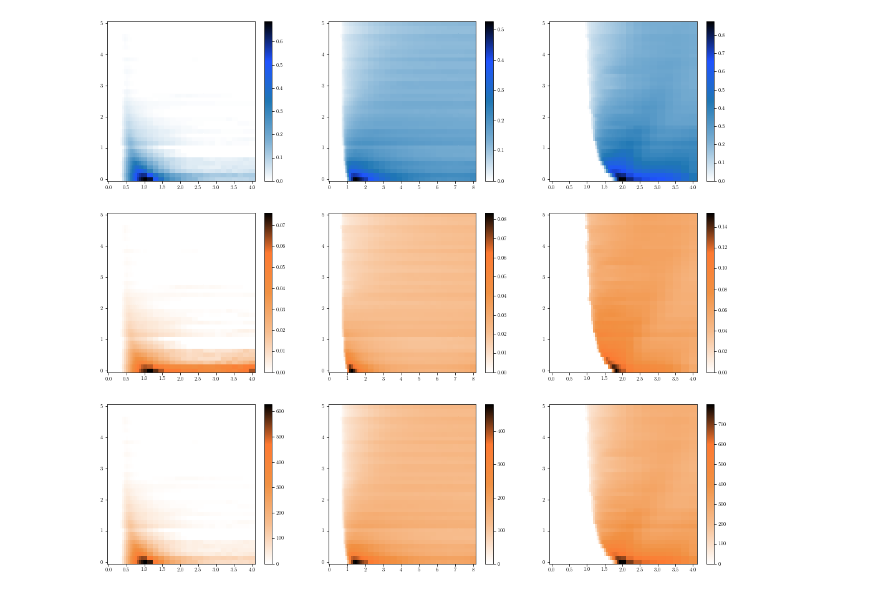
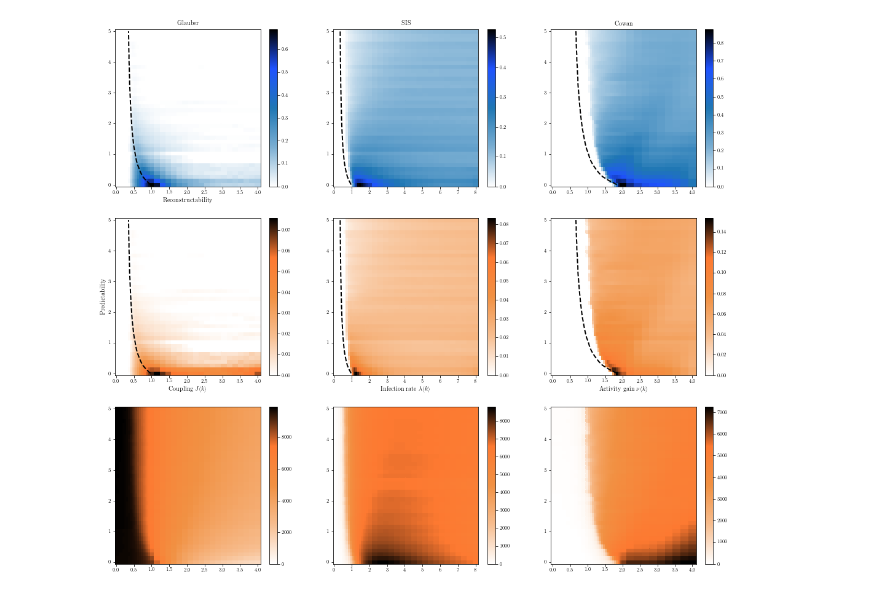
Before and after one commit to charlesmurphy1/midynet, a Jupyter notebook: notebooks/midynet/figure4-rev.ipynb, the cells around one changed output. Cells and saved outputs as stored; diff of their text form; code cells hidden in the pictures.

```diff
--- a/notebooks/midynet/figure4-rev.ipynb
+++ b/notebooks/midynet/figure4-rev.ipynb
@@ -17,6 +17,7 @@ path_to_data = pathlib.Path("../../../../data/midynet-data/figure4")
 # %%
 exp = {}
 hg, hx, hgx, hxg, mi = {}, {}, {}, {}, {}
+thresholds = {}
 T = 100
 
 all_dynamics = ["ising", "sis", "cowan"]
@@ -29,7 +30,18 @@ for dynamics in all_dynamics:
         hgx[dynamics] = midynet.metrics.Statistics({k: exp[dynamics].metrics["mutualinfo"].data[exp[dynamics].name][f"hgx-{k}"] for k in ["mid", "high", "low"]})
         hxg[dynamics] = midynet.metrics.Statistics({k: exp[dynamics].metrics["mutualinfo"].data[exp[dynamics].name][f"hxg-{k}"] for k in ["mid", "high", "low"]})
         mi[dynamics] = midynet.metrics.Statistics({k: exp[dynamics].metrics["mutualinfo"].data[exp[dynamics].name][f"mi-{k}"] for k in ["mid", "high", "low"]})
+    N, E = exp[dynamics].config.graph.size, exp[dynamics].config.graph.edge_count.state
+    heterogeneity = exp[dynamics].config.graph.heterogeneity
+    avgk = [midynet.util.degree_sequences.nbinom_degreeseq(N, 2 * E / N, h).mean() for h in heterogeneity]
+    if dynamics == "ising" or dynamics == "sis":
+        thresholds[dynamics] = avgk / dominant_eigenvalue(exp[dynamics].config.graph)
+    else:
+        a = exp[dynamics].config.dynamics.a
+        b = exp[dynamics].config.dynamics.eta
+        m = exp[dynamics].config.dynamics.mu
+        thresholds[dynamics], _ = wc_thresholds(a=a, b=b, m=m)
+        thresholds[dynamics] *= avgk / dominant_eigenvalue(exp[dynamics].config.graph)
 
-xlabel = r"Number of time steps"
+
 titles = {"ising": r"Glauber", "sis": r"SIS", "cowan": r"Cowan"}
-couplingLabels = {"ising": r"J\langle k \rangle", "sis": r"\lambda \langle k \rangle", "cowan": r"\nu\langle k \rangle"}
+xlabels = {"ising": r"Coupling $J\langle k \rangle$", "sis": r"Infection rate $\lambda \langle k \rangle$", "cowan": r"Activity gain $\nu\langle k \rangle$"}
@@ -47,34 +70,43 @@ for i, dynamics in enumerate(all_dynamics):
         d_params = [pp / exp[dynamics].config.dynamics.recovery_prob for pp in d_params]
     mi[dynamics]["mid"][mi[dynamics]["mid"] < 0] = 0
     recon = mi[dynamics] / hg[dynamics]
     GP, DP = np.meshgrid(g_params, d_params)
     p_recon = ax[0, i].pcolor(
         DP, GP,
         recon["mid"],
         cmap=recon_cmap,
         shading="auto",
         vmin=0,
         vmax=np.max(recon["mid"]),
     )
+    ax[0, i].plot(thresholds[dynamics], g_params, "k--", linewidth=2)
+    ax[0, i].set_title(titles[dynamics], fontsize=display.fontsizes["large"])
+    if i == 0:
+        ax[0, i].set_xlabel(r"Reconstructability", fontsize=display.fontsizes["large"])
+
     fig.colorbar(p_recon, ax=ax[0,i])
 
     pred = mi[dynamics] / hx[dynamics]
     p_pred = ax[1, i].pcolor(
         DP, GP,
         pred["mid"],
         cmap=pred_cmap,
         shading="auto",
         vmin=0,
     )
+    ax[1, i].plot(thresholds[dynamics], g_params, "k--", linewidth=2)
+    ax[1, i].set_xlabel(xlabels[dynamics], fontsize=display.fontsizes["large"])
     fig.colorbar(p_pred, ax=ax[1,i])
+    if i == 0:
+        ax[1, i].set_ylabel("Predictability", fontsize=display.fontsizes["large"])
 
-    p_pred = ax[2, i].pcolor(
+    other = ax[2, i].pcolor(
         DP, GP,
-        mi[dynamics]["mid"],
+        hx[dynamics]["mid"],
         cmap=pred_cmap,
         shading="auto",
         vmin=0,
     )
-    fig.colorbar(p_pred, ax=ax[2,i])
+    fig.colorbar(other, ax=ax[2,i])
 # %% [output]
-[figure, old version]
+[figure, new version]
```
Also changed, not shown: parts of 5 cells of this notebook, 2 other files.
